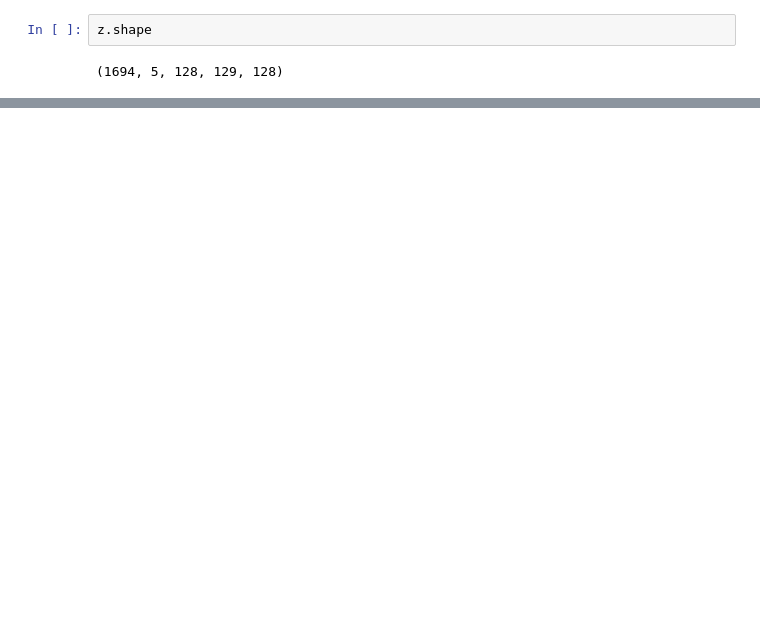
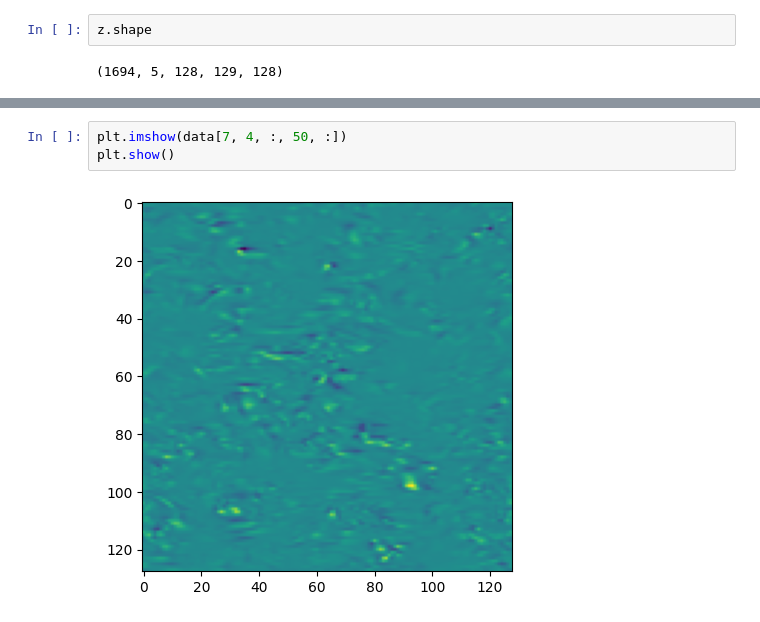
Before and after one commit to kz2wd/flow-diffuse, a Jupyter notebook: check_export.ipynb, the cells around one changed output, grey strips where cells are left out. Cells and saved outputs as stored; diff of their text form; blank space fills up the shorter version.

```diff
--- a/check_export.ipynb
+++ b/check_export.ipynb
@@ -41,0 +43,5 @@ plt.show()
+# %%
+plt.imshow(data[7, 4, :, 50, :])
+plt.show()
+# %% [output]
+[figure, added]
```
Also changed, not shown: parts of 11 cells of this notebook, 4 other files.
